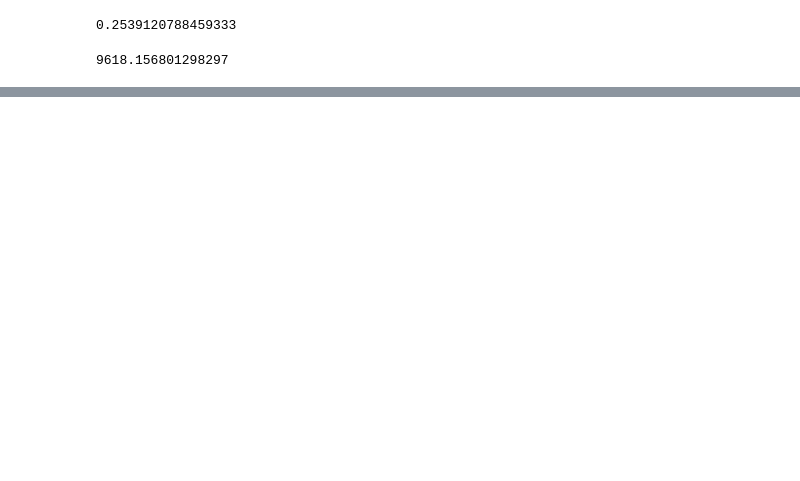
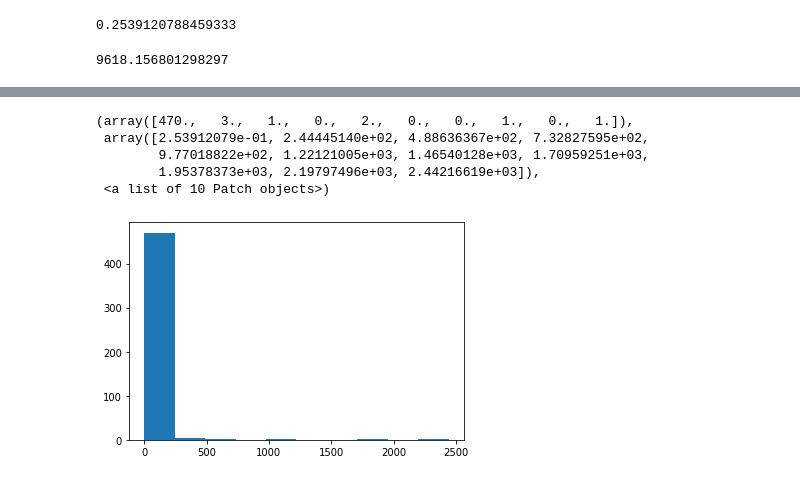
Before and after one commit to mijordan3/BNP_sensitivity, a Jupyter notebook: GMM_clustering/jupyter/hessian_runtime_experimentation.ipynb, the cells around one changed output, grey strips where cells are left out. Drawn from its saved outputs; the diff is of its cells as text; code cells hidden in the pictures; blank space fills up the shorter version.

```diff
--- a/GMM_clustering/jupyter/hessian_runtime_experimentation.ipynb
+++ b/GMM_clustering/jupyter/hessian_runtime_experimentation.ipynb
@@ -277,0 +260,9 @@ np.linalg.eigvals(foo).max() / np.linalg.eigvals(foo).min()
+# %%
+plt.hist(np.linalg.eigvals(hess))
+# %% [output]
+(array([470.,   3.,   1.,   0.,   2.,   0.,   0.,   1.,   0.,   1.]),
+ array([2.53912079e-01, 2.44445140e+02, 4.88636367e+02, 7.32827595e+02,
+        9.77018822e+02, 1.22121005e+03, 1.46540128e+03, 1.70959251e+03,
+        1.95378373e+03, 2.19797496e+03, 2.44216619e+03]),
+ <a list of 10 Patch objects>)
+[figure, added]
```
Also changed, not shown: parts of 19 cells of this notebook, 2 other files.
